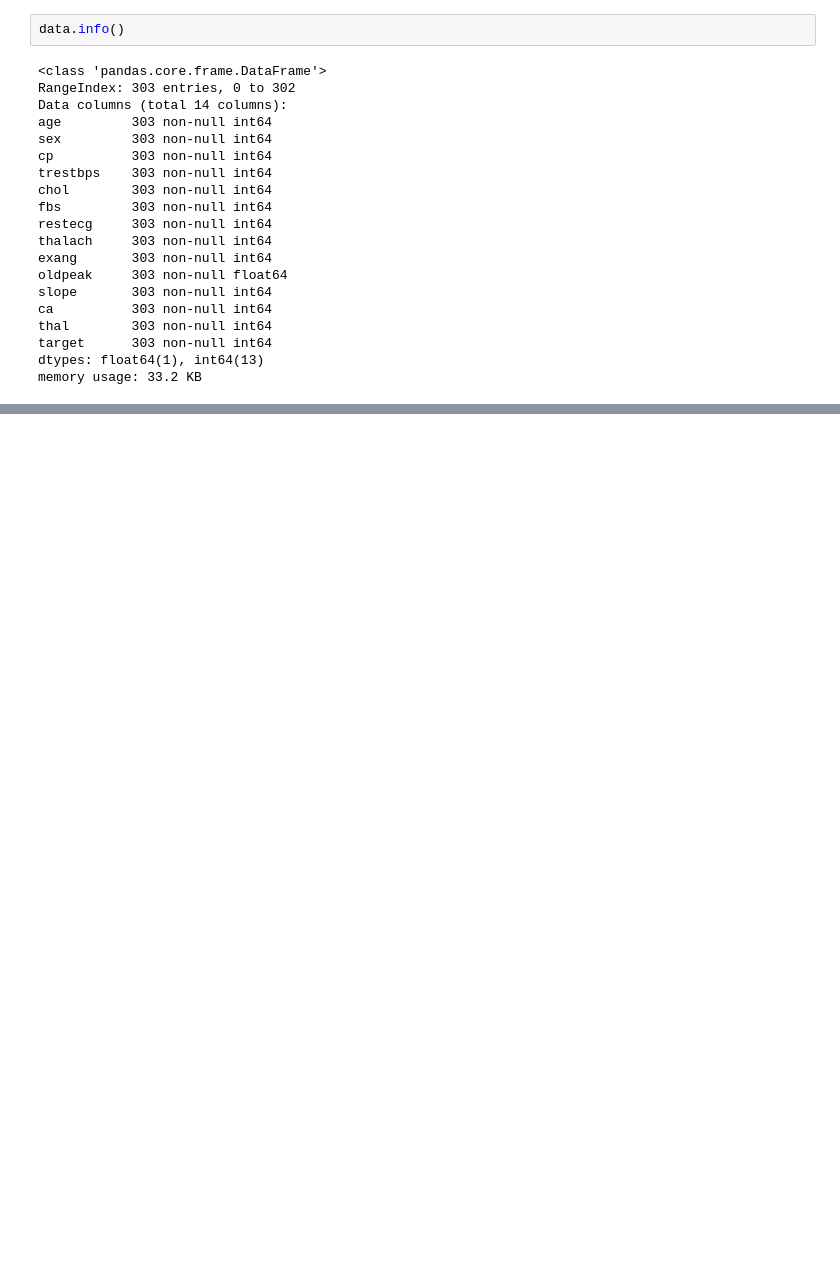
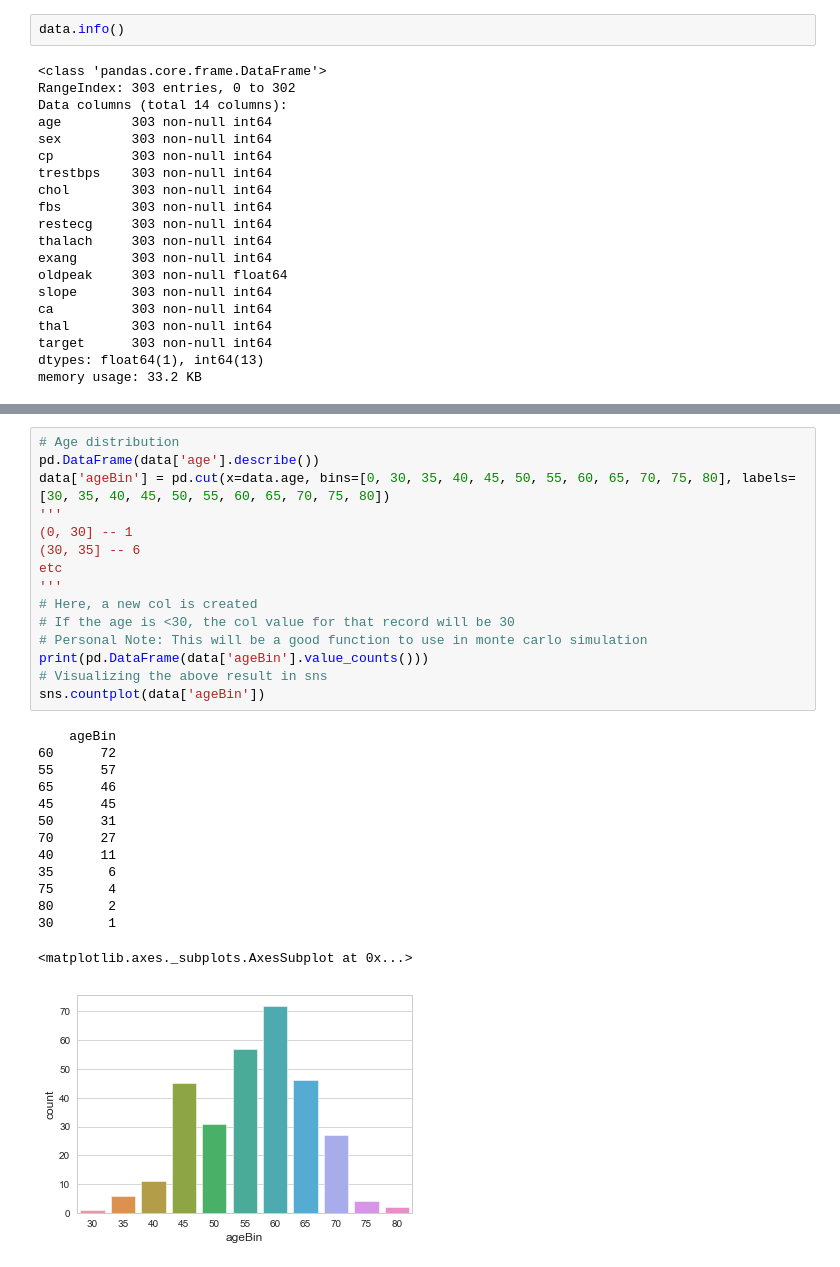
Before and after one commit to deltonmyalil/HeartDiseasePrediction, a Jupyter notebook: HeartDiseasePrediction/HeartDiseasePredictionNotebook.ipynb, the cells around one changed output, grey strips where cells are left out. Drawn from its saved outputs; the diff is of its cells as text; blank space fills up the shorter version.

```diff
--- a/HeartDiseasePrediction/HeartDiseasePredictionNotebook.ipynb
+++ b/HeartDiseasePrediction/HeartDiseasePredictionNotebook.ipynb
@@ -41,0 +169,30 @@ memory usage: 33.2 KB
+# %%
+# Age distribution
+pd.DataFrame(data['age'].describe())
+data['ageBin'] = pd.cut(x=data.age, bins=[0, 30, 35, 40, 45, 50, 55, 60, 65, 70, 75, 80], labels=[30, 35, 40, 45, 50, 55, 60, 65, 70, 75, 80])
+'''
+(0, 30] -- 1
+(30, 35] -- 6
+etc
+'''
+# Here, a new col is created
+# If the age is <30, the col value for that record will be 30
+# Personal Note: This will be a good function to use in monte carlo simulation
+print(pd.DataFrame(data['ageBin'].value_counts()))
+# Visualizing the above result in sns
+sns.countplot(data['ageBin'])
+# %% [output]
+    ageBin
+60      72
+55      57
+65      46
+45      45
+50      31
+70      27
+40      11
+35       6
+75       4
+80       2
+30       1
+<matplotlib.axes._subplots.AxesSubplot at 0x...>
+[figure, added]
```
Also changed, not shown: parts of 62 cells of this notebook, 1 other file.
